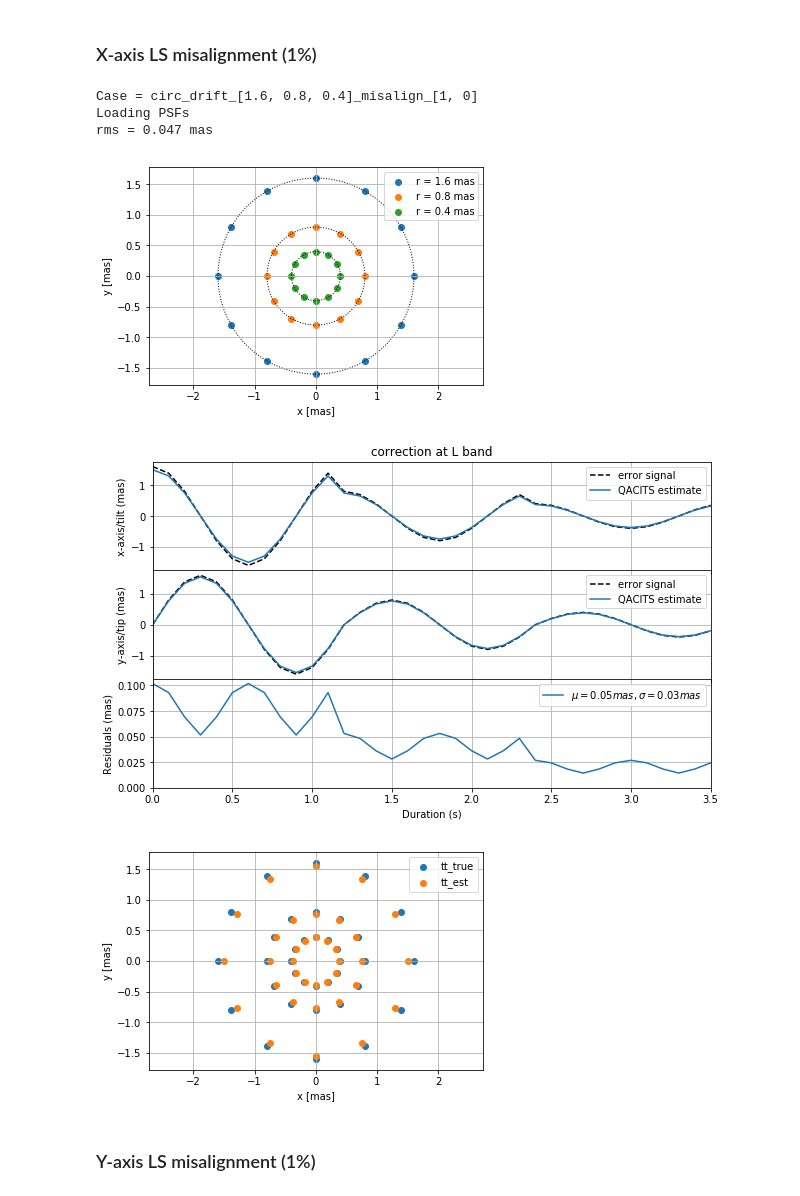
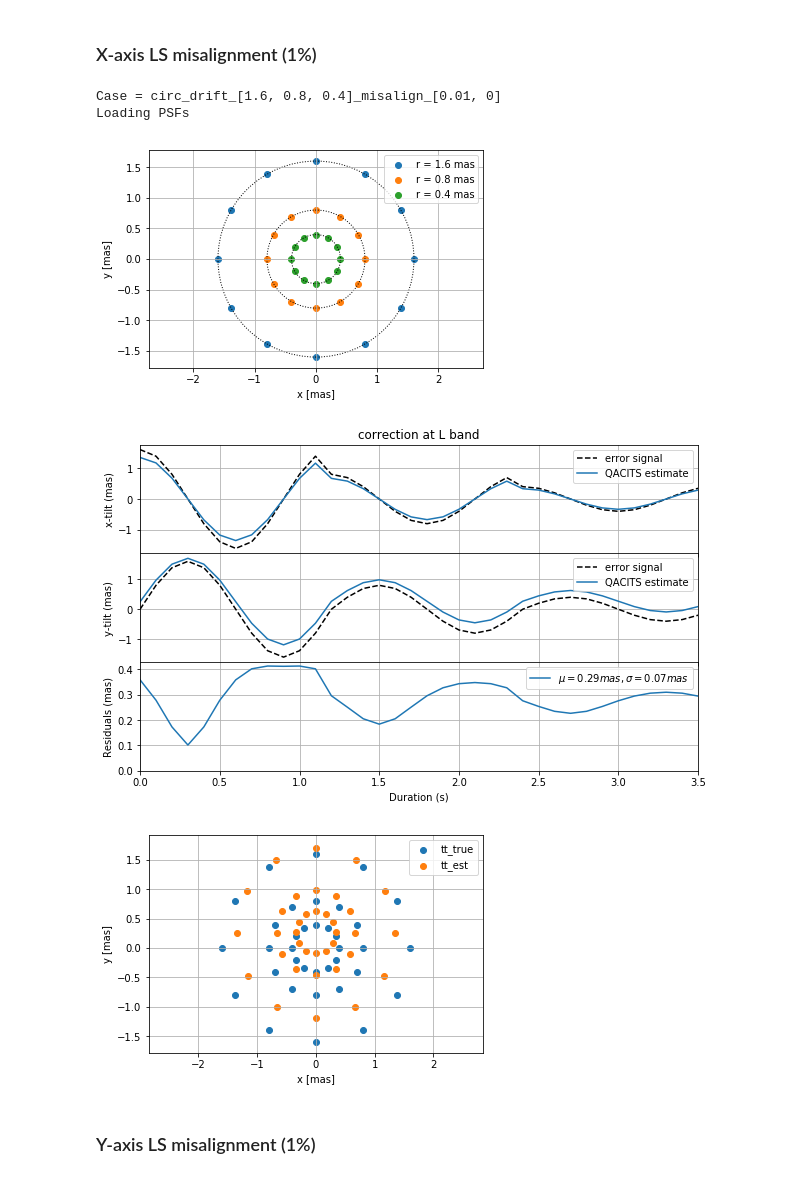
Before and after one commit to vortex-exoplanet/QACITS, a Jupyter notebook: notebooks/qacits_100ms.ipynb, the cells around one changed output. Drawn from its saved outputs; the diff is of its cells as text; code cells hidden in the pictures.

```diff
--- a/notebooks/qacits_100ms.ipynb
+++ b/notebooks/qacits_100ms.ipynb
@@ -14,12 +18,12 @@ import matplotlib.pyplot as plt
 # %% [markdown]
 # Input parameters
 # %%
-f_lyot_stop = 'ls_%s_%s_%s_%s_%s_%s.fits'
-f_lyot_stop_mis = 'ls_%s_%s_%s_%s_%s_%s_mis_%s_%s.fits'
+# files
 f_phase = 'wavefront/cfull/cube_Cfull_20211007_3600s_100ms_0piston_meters_scao_only_%s_%s.fits'
 f_point_err = 'wavefront/point/point_all_3600s_100ms_%s.fits'
-cases = ['linear_drift_only', 'scao+linear_drift', 'scao+random_drift', 'scao_only']
-targets = ['point', 'alphaCen', 'pi1Gru']
+# pupil sizes
+npupils = {'L': 285,
+          'N2': 119}
 # mags range
 rmags = {'L': np.arange(6, 12+1),
         'N2': np.arange(0, 6+1)}
@@ -28,10 +32,7 @@ down_rats = np.array([1, 2, 4, 8, 16])*3
 dit0 = 0.1 # time per frame
 dits = dit0*down_rats
 print('dits = %s'%dits)
-# up to 0.1 lam/D, step = 1/100
-# up to 1 lam/D, step = 1/10
-#xy = np.append(np.arange(100)/1000, np.arange(1,11)/10)
-#xy = np.arange(110)/109
+# define calibration drift
 logb = .02
 npts = 120
 xy = np.logspace(np.log10(logb), np.log10(1 + logb), npts) - logb
@@ -389,14 +350,14 @@ pupil_shape = 'fullM1'
 # %%
 band = 'L'
 mode = 'CVC'
-ls_params = [0.0291, 0.08, 0.0317]
+ls_params = [0.0209, 0.09, 0.0245]
 # %% [markdown]
 ### Calibration: x,y pointing drift -> 1 lambda/D
 # %%
 case = 'calib'
 # %%
 conf, psf, psfs, tt_lamD = create_psfs(band, mode, ls_params, pupil_shape, case)
-L_CVC_params, _, _ = plot_point_err(conf, psf, psfs, tt_lamD)
+L_CVC_params, _, _, _ = plot_point_err(conf, psf, psfs, tt_lamD)
 # %% [output]
 Case = calib
 Loading PSFs
@@ -426,16 +385,15 @@ rms = 0.047 mas
 # %% [markdown]
 ### X-axis LS misalignment (1%)
 # %%
-conf, psf, psfs, tt_lamD = create_psfs(band, mode, ls_params, pupil_shape, case, ls_misalign=[1, 0])
-_, tt_true, tt_est = plot_point_err(conf, psf, psfs, tt_lamD, qacits_params=L_CVC_params);
+conf, psf, psfs, tt_lamD = create_psfs(band, mode, ls_params, pupil_shape, case, ls_misalign=[0.01, 0])
+_, _, tt_true, tt_est = plot_point_err(conf, psf, psfs, tt_lamD, qacits_params=L_CVC_params);
 plot_circ_drift(tt_true, tt_est)
 # %% [output]
-Case = circ_drift_[1.6, 0.8, 0.4]_misalign_[1, 0]
+Case = circ_drift_[1.6, 0.8, 0.4]_misalign_[0.01, 0]
 Loading PSFs
-rms = 0.047 mas
 [figure]
-[figure, old version]
+[figure, new version]
-[figure, old version]
+[figure, new version]
 # %% [markdown]
 ### Y-axis LS misalignment (1%)
 # %%
```
Also changed, not shown: parts of 38 cells of this notebook.
